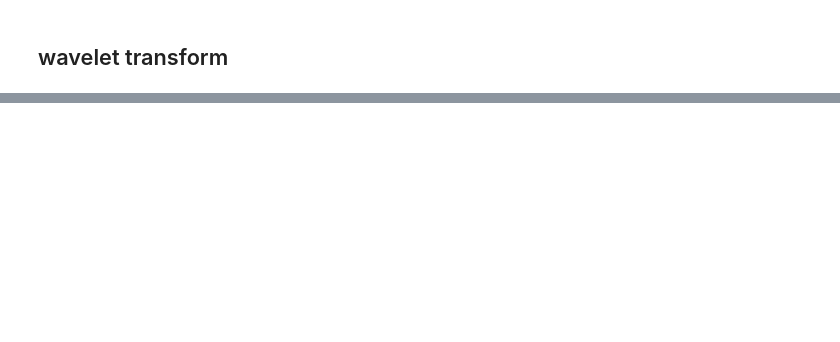
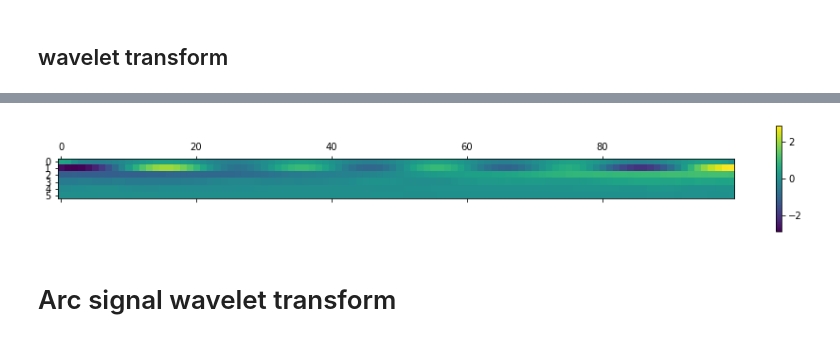
Before and after one commit to blue-monkey0/SideProject, a Jupyter notebook: Arc-Fault/wavelet_transform.ipynb, the cells around one changed output, grey strips where cells are left out. Saved outputs shown, nothing was run; the diff lists cells and outputs as text; code cells hidden in the pictures; blank space fills up the shorter version.

```diff
--- a/Arc-Fault/wavelet_transform.ipynb
+++ b/Arc-Fault/wavelet_transform.ipynb
@@ -41,3 +43,14 @@ plt.grid()
+# %%
+scales = np.asarray([1, 10, 50, 100, 200, 400])
+
+coef, freqs=pywt.cwt(signal,scales,'mexh', sampling_period= 1)
+plt.matshow(coef) # doctest: +SKIP
+plt.colorbar()
+plt.show()
+# %% [output]
+[figure, added]
+# %% [markdown]
+# Arc signal wavelet transform
 # %%
 # sampling rate
 fs = 10000000 # 10MHz
```
Also changed, not shown: parts of 23 cells of this notebook, 1 other file.
